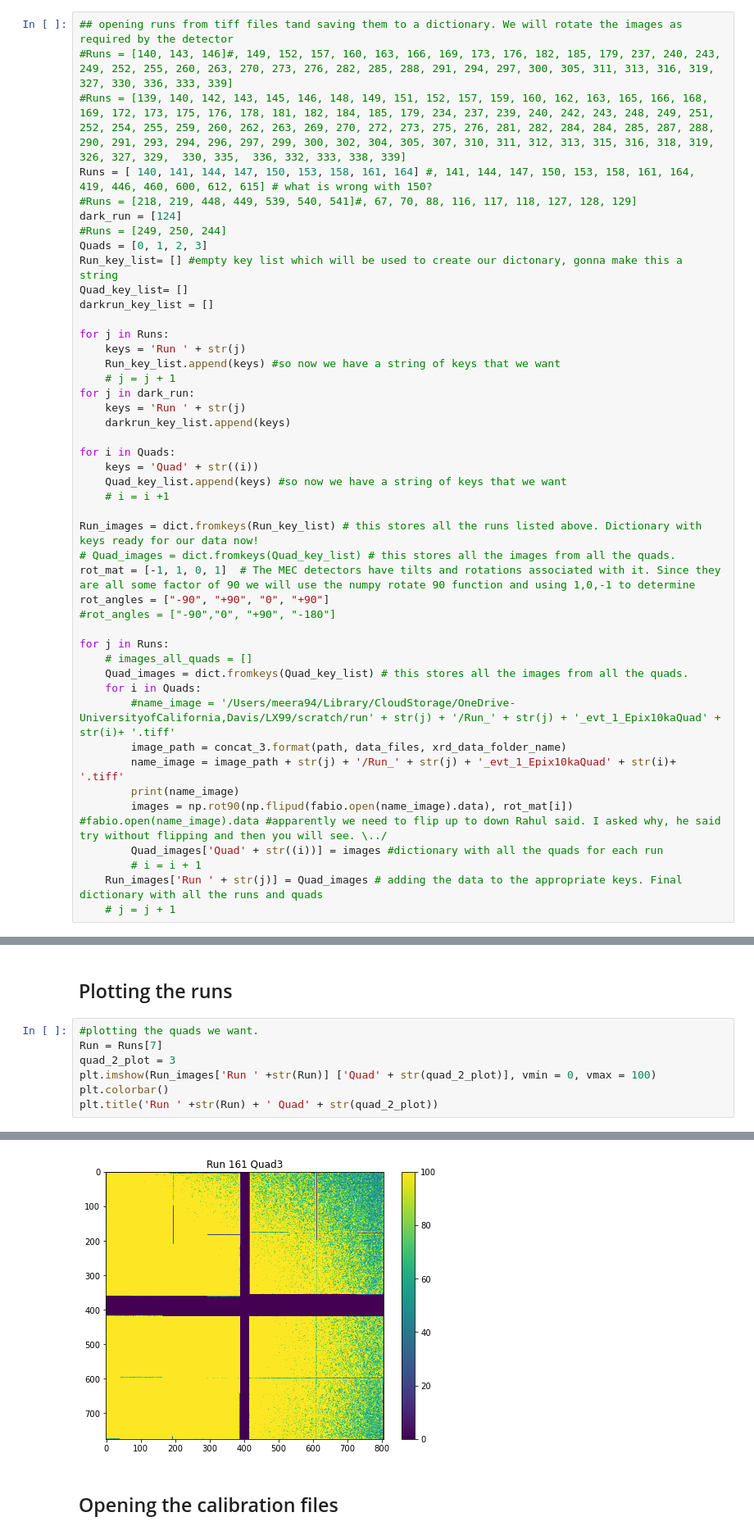
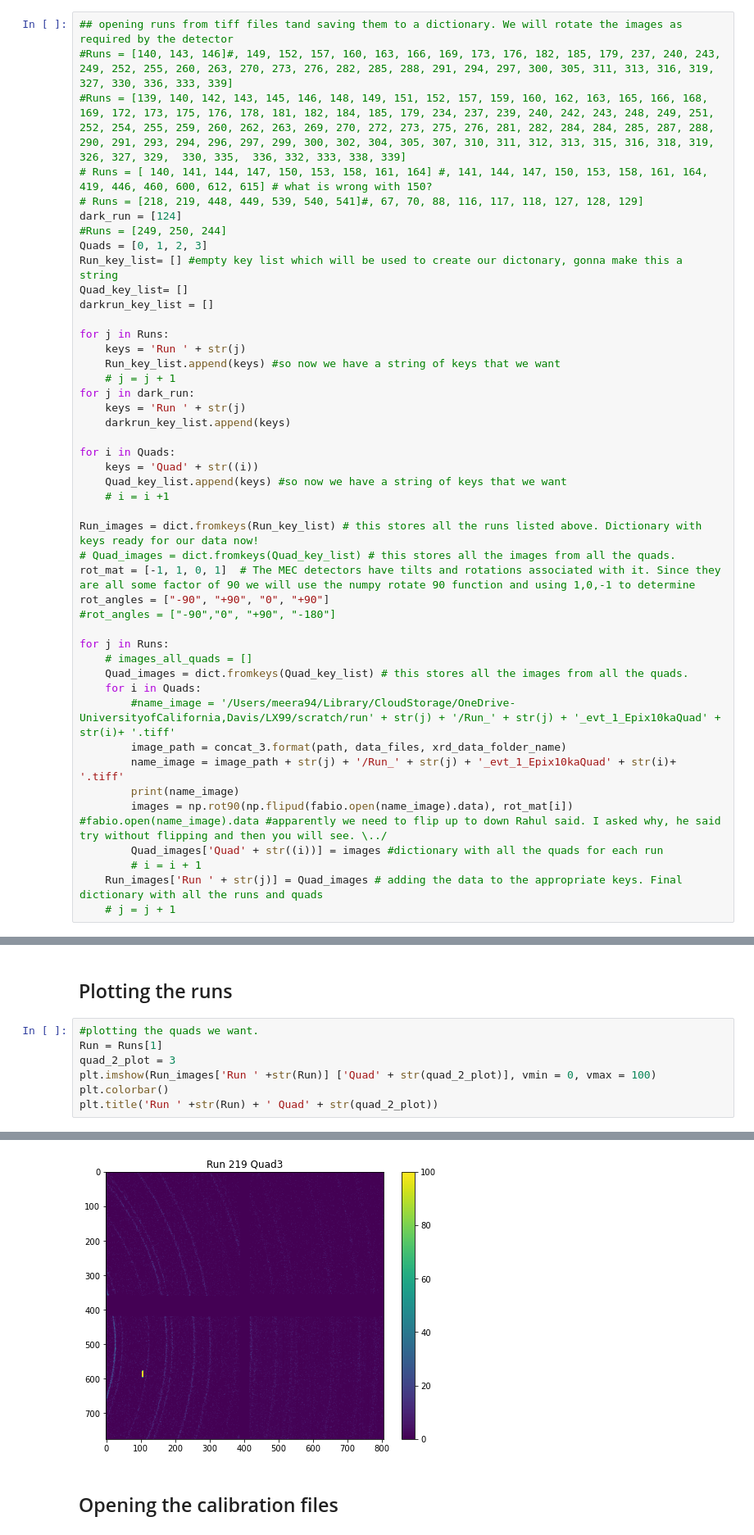
Before and after one commit to meeramadhavi/MEC_XRD_VISAR, a Jupyter notebook: Azimuthal_integration_Meera_backup.ipynb, the cells around one changed output, grey strips where cells are left out. Shown at 82% size. Saved outputs shown, nothing was run; the diff lists cells and outputs as text.

```diff
--- a/Azimuthal_integration_Meera_backup.ipynb
+++ b/Azimuthal_integration_Meera_backup.ipynb
@@ -68,8 +66,8 @@ else:
 ## opening runs from tiff files tand saving them to a dictionary. We will rotate the images as required by the detector
 #Runs = [140, 143, 146]#, 149, 152, 157, 160, 163, 166, 169, 173, 176, 182, 185, 179, 237, 240, 243, 249, 252, 255, 260, 263, 270, 273, 276, 282, 285, 288, 291, 294, 297, 300, 305, 311, 313, 316, 319, 327, 330, 336, 333, 339]
 #Runs = [139, 140, 142, 143, 145, 146, 148, 149, 151, 152, 157, 159, 160, 162, 163, 165, 166, 168, 169, 172, 173, 175, 176, 178, 181, 182, 184, 185, 179, 234, 237, 239, 240, 242, 243, 248, 249, 251, 252, 254, 255, 259, 260, 262, 263, 269, 270, 272, 273, 275, 276, 281, 282, 284, 284, 285, 287, 288, 290, 291, 293, 294, 296, 297, 299, 300, 302, 304, 305, 307, 310, 311, 312, 313, 315, 316, 318, 319, 326, 327, 329,  330, 335,  336, 332, 333, 338, 339]
-Runs = [ 140, 141, 144, 147, 150, 153, 158, 161, 164] #, 141, 144, 147, 150, 153, 158, 161, 164, 419, 446, 460, 600, 612, 615] # what is wrong with 150?
-#Runs = [218, 219, 448, 449, 539, 540, 541]#, 67, 70, 88, 116, 117, 118, 127, 128, 129]
+# Runs = [ 140, 141, 144, 147, 150, 153, 158, 161, 164] #, 141, 144, 147, 150, 153, 158, 161, 164, 419, 446, 460, 600, 612, 615] # what is wrong with 150?
+# Runs = [218, 219, 448, 449, 539, 540, 541]#, 67, 70, 88, 116, 117, 118, 127, 128, 129]
 dark_run = [124]
 #Runs = [249, 250, 244]
 Quads = [0, 1, 2, 3]
@@ -288,7 +284,7 @@ Wavelengths (m):  [7.207964562130125e-11, 7.208006466708152e-11, 7.2079226580393
 ## Plotting the runs
 # %%
 #plotting the quads we want.
-Run = Runs[7]
+Run = Runs[1]
 quad_2_plot = 3
 plt.imshow(Run_images['Run ' +str(Run)] ['Quad' + str(quad_2_plot)], vmin = 0, vmax = 100)
 plt.colorbar()
@@ -298,4 +294,4 @@ Text(0.5, 1.0, 'Run 161 Quad3')
-[figure, old version]
+[figure, new version]
 # %% [markdown]
 ## Opening the calibration files
 # %%
```
Also changed, not shown: parts of 5 cells of this notebook, 5 other files.
